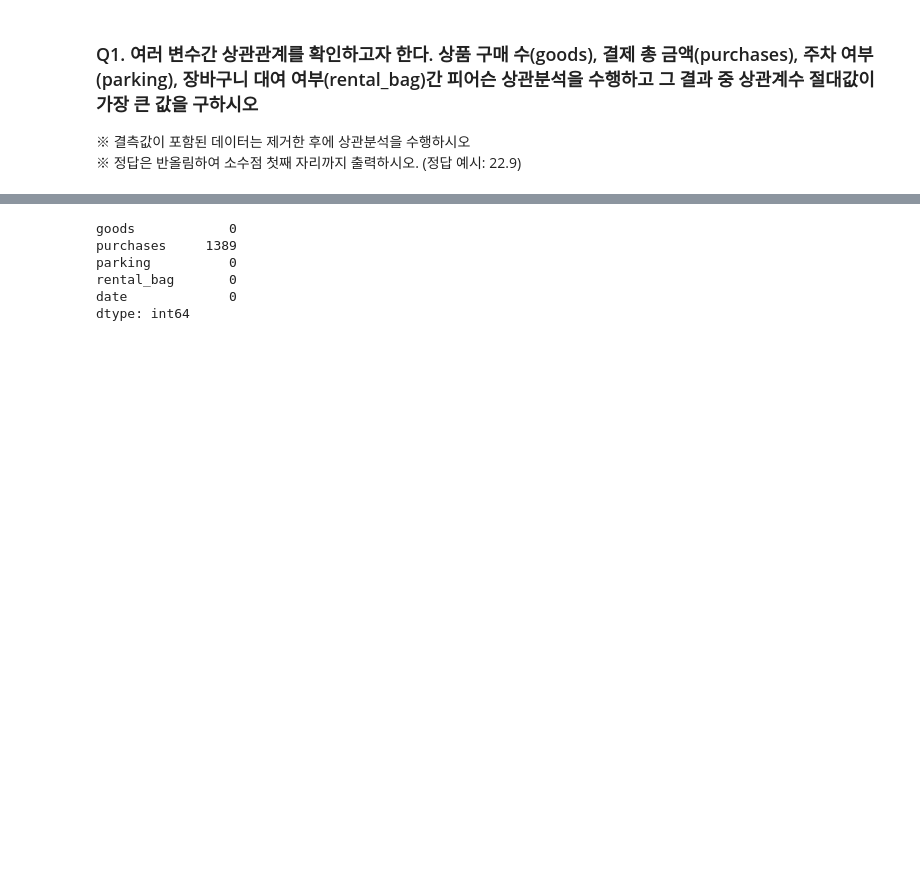
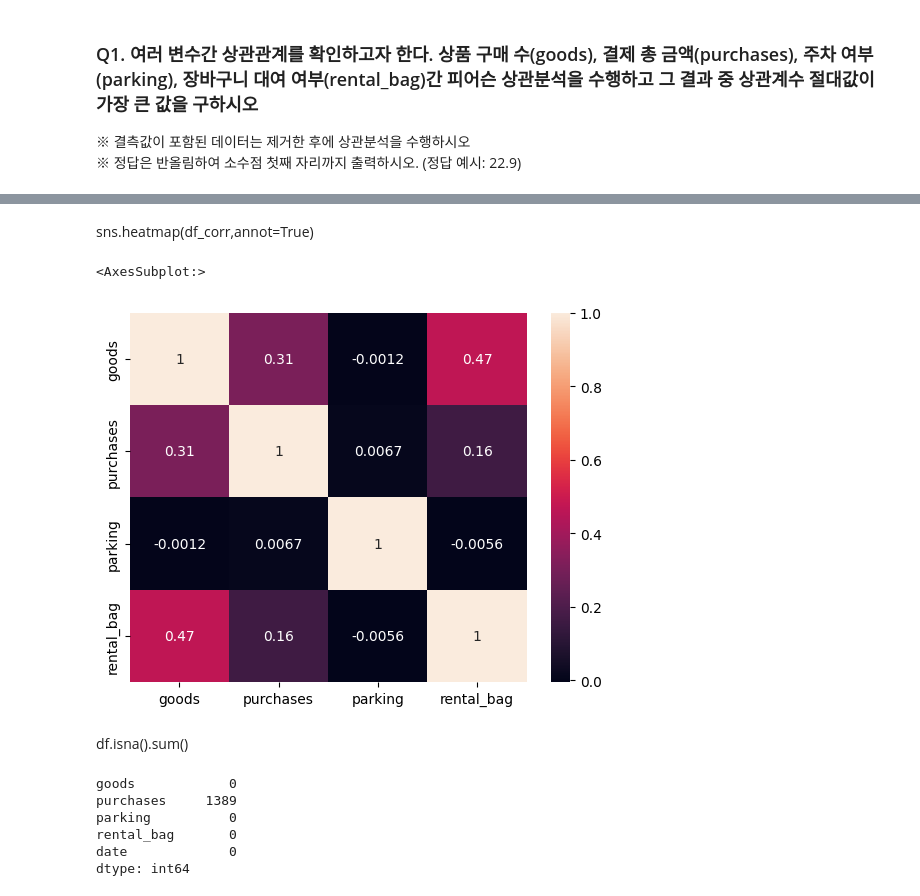
Before and after one commit to smjune/ipynb, a Jupyter notebook: tjd229/2.ipynb, the cells around one changed output, grey strips where cells are left out. Cells and saved outputs as stored; diff of their text form; code cells hidden in the pictures; blank space fills up the shorter version.

```diff
--- a/tjd229/2.ipynb
+++ b/tjd229/2.ipynb
@@ -63,0 +70,3 @@ df.head()
+# %%
+df_corr = df[['goods', 'purchases', 'parking', 'rental_bag']].dropna().corr()
+df_corr
@@ -64,3 +79,13 @@ df.head()
+# %% [markdown]
+sns.heatmap(df_corr,annot=True)
+# %%
+import seaborn as sns
+sns.heatmap(df_corr, annot=True )
+# %% [output]
+<AxesSubplot:>
+[figure, added]
+# %% [markdown]
+df.isna().sum()
 # %%
 df1 = df.copy()
 
```
Also changed, not shown: parts of 17 cells of this notebook, 6 other files.
